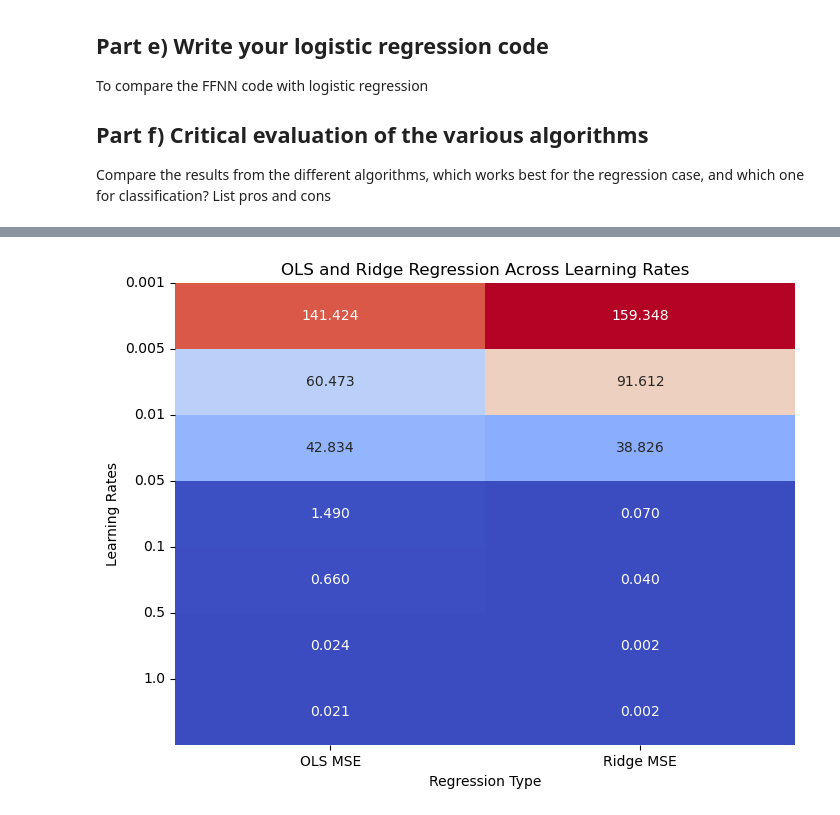
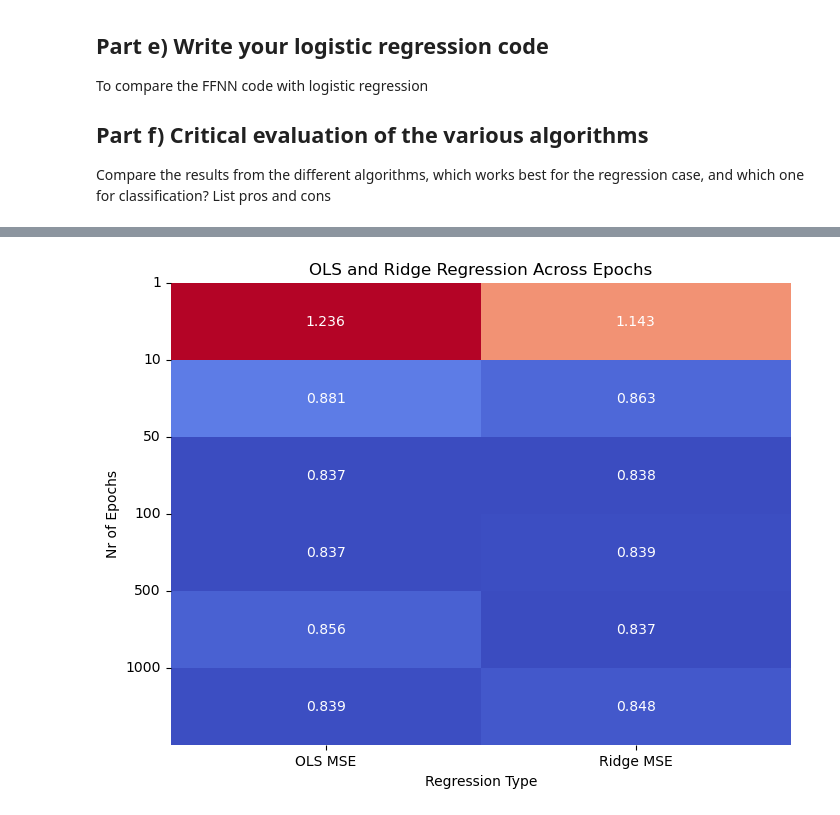
Before and after one commit to hellegje/fys-stk4155, a Jupyter notebook: Project2/Project2.ipynb, the cells around one changed output, grey strips where cells are left out. Cells and saved outputs as stored; diff of their text form; code cells hidden in the pictures.

Commit message:
adds sgd for ridge and ols

```diff
--- a/Project2/Project2.ipynb
+++ b/Project2/Project2.ipynb
@@ -152,0 +248,7 @@ class LinearRegression:
+# %%
+def Get_best_mse_and_eta(mse_data, learning_rates):
+    min_mse = np.min(mse_data)
+    best_index = np.argmin(mse_data)
+    best_learning_rate = learning_rates[best_index]
+
+    return [min_mse, best_learning_rate]
@@ -153,43 +390,56 @@ class LinearRegression:
 # %%
+#SGD with batches and epocs
+
 import seaborn as sns
 import pandas as pd
 import matplotlib.pyplot as plt
-from sklearn.metrics import pairwise_distances
+import numpy as np
 
-#Set-up taken from lecture notes
+
 n = 100
 x = 2*np.random.rand(n,1)
-y = 4+3*x+5*x*x
+y = 4+3*x+5*x*x + np.random.randn(n, 1)
 
-N_iterations = 100
+M = 5 #size of each minibatch
+n_epochs = 10
+
+N_iterations = 30
 
 linear_regression = LinearRegression(x, y)
 
-#Gradient descent
-learning_rates = np.array([0.001, 0.005, 0.01, 0.05, 0.1, 0.5, 1])
-mse_data = np.zeros((len(learning_rates), 2))  # Rows for learning rates, columns for OLS and Ridge
-for i, eta in enumerate(learning_rates):
-    #OLS
-    ols_mse = linear_regression.gradient_descent(LinearRegressionModel.OrdinaryLeastSquares, n, N_iterations, eta)
-    mse_data[i, 0] = ols_mse
-    ridge_mse = linear_regression.gradient_descent(LinearRegressionModel.Ridge, n, N_iterations, eta, Lambda=0.01)
-    mse_data[i, 1] = ridge_mse
+#Test for different nr epochs
+epochs = np.array([1, 10, 50, 100, 500, 1000])
+#.. and batch size
+batch_sizes = np.array([1, 5, 10, 20, 50])
+mse_data = np.zeros((len(batch_sizes), len(epochs), 2))  # Rows for epochs, columns for OLS and Ridge
+for j, M in enumerate(batch_sizes):
+    for i, n_epochs in enumerate(epochs):
+        beta_ols, scores_ols = linear_regression.SGD_OLS(n, M, n_epochs)
+        mse_data[i, 0] = min(scores_ols)
 
-    print(f"MSE from gradient descent OLS: {ols_mse}")
-    print(f"MSE from gradient descent Ridge: {ridge_mse}")
-    print()
+        beta_ridge, scores_ridge = linear_regression.SGD_Ridge(n, M, n_epochs, lmbda=0.01)
+        mse_data[i, 1] = min(scores_ridge)
+
+# Find the minimum MSE and corresponding index
+ols_min_mse, ols_best_nEpochs = Get_best_mse_and_eta(mse_data[:, 0], epochs)
+ridge_min_mse, ridge_best_nEpochs = Get_best_mse_and_eta(mse_data[:, 1], epochs)
+
+# Print results
+print(f"Best nr of epochs for OLS: {ols_best_nEpochs} with MSE: {ols_min_mse}")
+print(f"Best nr of epochs for Ridge: {ridge_best_nEpochs} with MSE: {ridge_min_mse}")
+
 
 # Create a DataFrame for heatmap plotting
-mse_df = pd.DataFrame(mse_data, columns=['OLS MSE', 'Ridge MSE'], index=learning_rates)
+mse_df = pd.DataFrame(mse_data, columns=['OLS MSE', 'Ridge MSE'], index=epochs)
 
 # Plot the heatmap
 plt.figure(figsize=(8, 6))
 #sns.heatmap(mse_df, annot=True, fmt=".3f", cmap="coolwarm", cbar_kws={'label': 'MSE'})
 sns.heatmap(mse_df, annot=True, fmt=".3f", cmap="coolwarm", cbar=False)
-plt.title("OLS and Ridge Regression Across Learning Rates")
+plt.title("OLS and Ridge Regression Across Epochs")
 plt.xlabel("Regression Type")
-plt.ylabel("Learning Rates")
+plt.ylabel("Nr of Epochs")
 plt.xticks(ticks=np.arange(0.5, 2), labels=mse_df.columns, rotation=0)
-plt.yticks(ticks=np.arange(len(learning_rates)), labels=mse_df.index, rotation=0)
+plt.yticks(ticks=np.arange(len(epochs)), labels=mse_df.index, rotation=0)
 plt.show()
 # %% [output]
@@ -216 +448 @@ MSE from gradient descent Ridge: 0.002045807238053205
-[figure, old version]
+[figure, new version]
```
Also changed, not shown: parts of 5 cells of this notebook.
